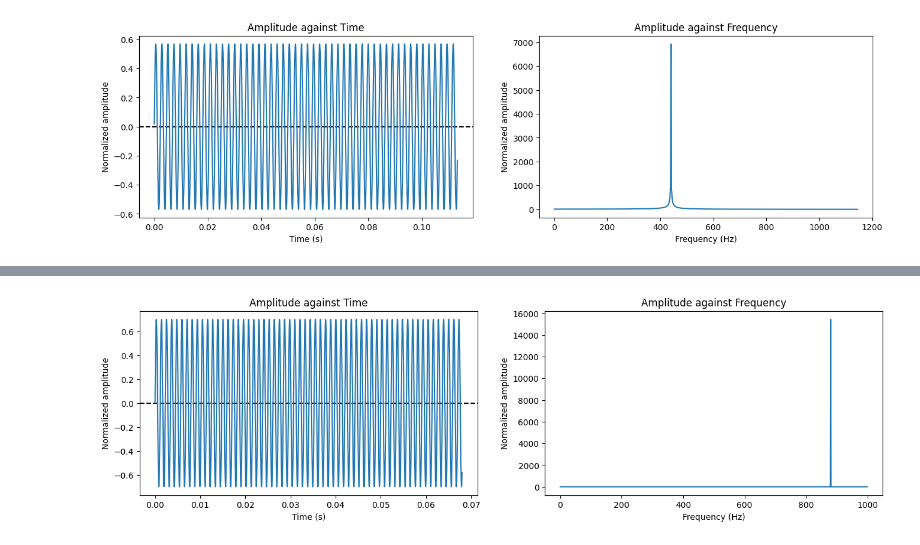
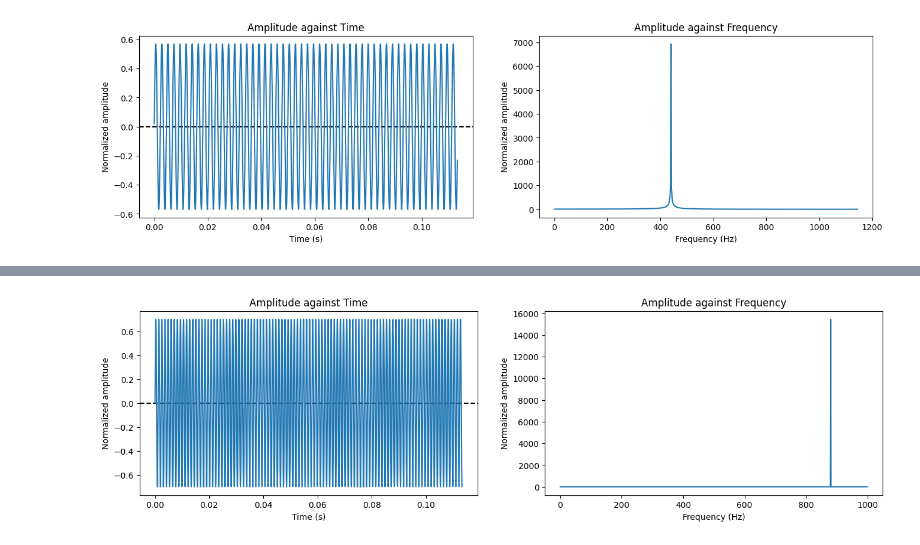
Before and after one commit to leslieyip02/windigo, a Jupyter notebook: fft.ipynb, the cells around one changed output, grey strips where cells are left out. Drawn from its saved outputs; the diff is of its cells as text; code cells hidden in the pictures.

```diff
--- a/fft.ipynb
+++ b/fft.ipynb
@@ -73,7 +73,7 @@ Shifted by 1 steps:
 # %%
-preview("samples/16-bit.wav", bits_per_sample=16, amplitude_range=(0, 3000))
+preview("samples/16-bit.wav", bits_per_sample=16, amplitude_range=(0, 5000))
 # %% [output]
 [interactive output not drawn]
-[figure, old version]
+[figure, new version]
 # %%
 for file in os.listdir("demo/16-bit"):
```
Also changed, not shown: parts of 2 cells of this notebook, 7 other files.
